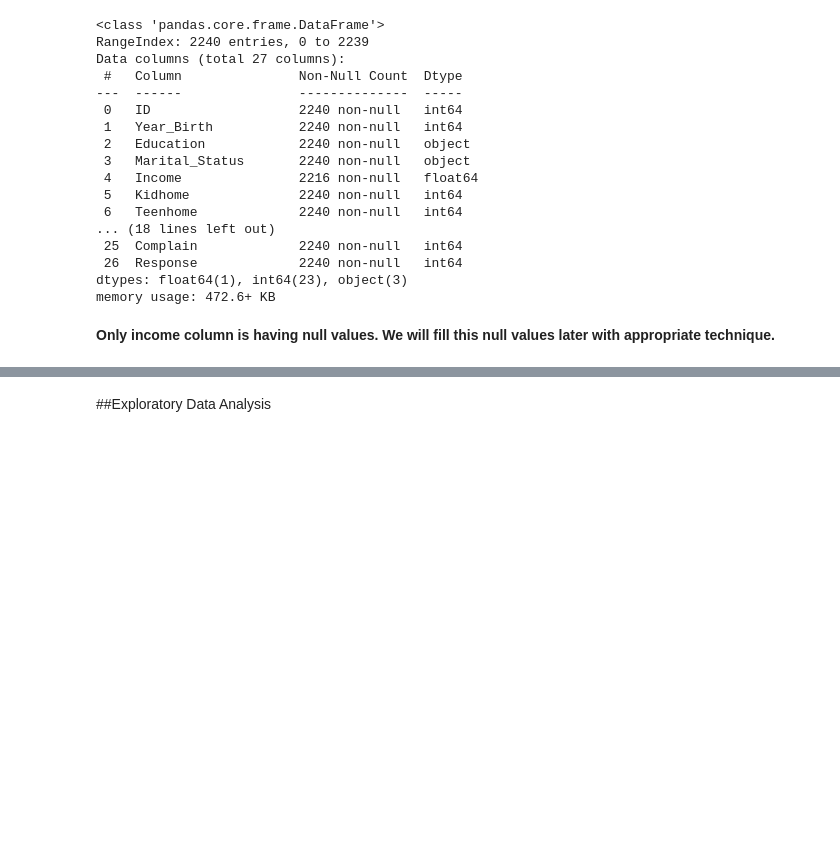
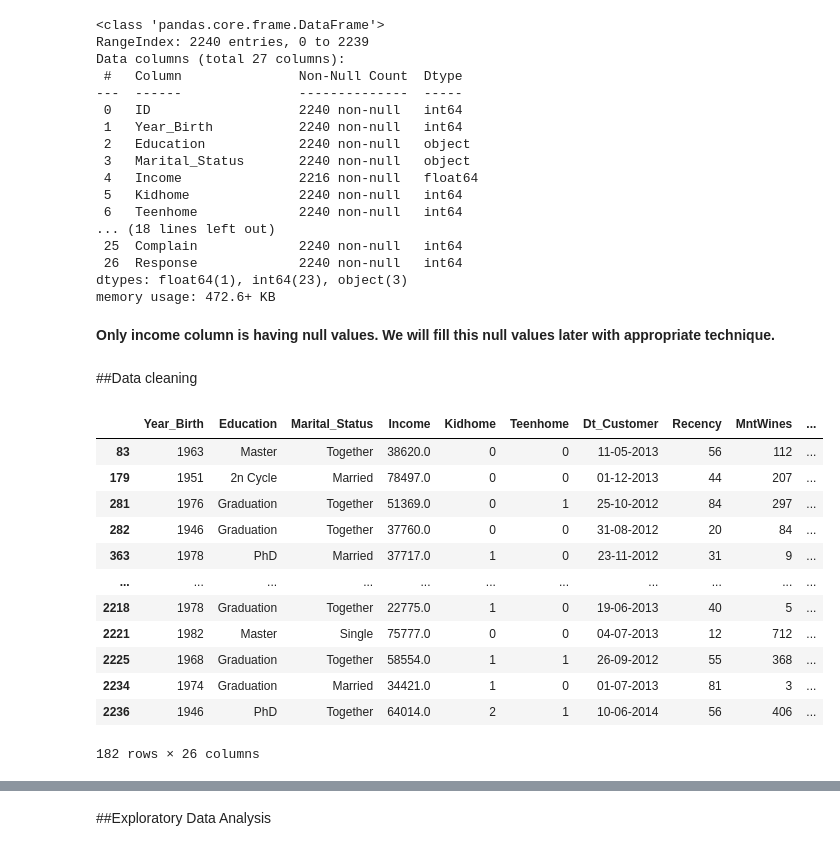
Before and after one commit to jaydeep-1998/-Customer-Segmentation-For-Marketing-Campaign-Analysis, a Jupyter notebook: Customer Segmentation.ipynb, the cells around one changed output, grey strips where cells are left out. Cells and saved outputs as stored; diff of their text form; code cells hidden in the pictures; blank space fills up the shorter version.

```diff
--- a/Customer Segmentation.ipynb
+++ b/Customer Segmentation.ipynb
@@ -100,6 +100,8 @@ dtypes: float64(1), int64(23), object(3)
 memory usage: 472.6+ KB
 # %% [markdown]
 **Only income column is having null values. We will fill this null values later with appropriate technique.**
+# %% [markdown]
+##Data cleaning
 # %%
 # Removing ID column from data as it has no signifance value.
 data.drop(columns = ['ID'], inplace = True)
@@ -105,0 +114,17 @@ data.drop(columns = ['ID'], inplace = True)
+# %%
+# finding duplicate data
+data[data.duplicated()]
+# %% [output]
+|  | Year_Birth | Education | Marital_Status | Income | Kidhome | Teenhome | Dt_Customer | Recency | MntWines | ... |
+| 83 | 1963 | Master | Together | 38620.0 | 0 | 0 | 11-05-2013 | 56 | 112 | ... |
+| 179 | 1951 | 2n Cycle | Married | 78497.0 | 0 | 0 | 01-12-2013 | 44 | 207 | ... |
+| 281 | 1976 | Graduation | Together | 51369.0 | 0 | 1 | 25-10-2012 | 84 | 297 | ... |
+| 282 | 1946 | Graduation | Together | 37760.0 | 0 | 0 | 31-08-2012 | 20 | 84 | ... |
+| 363 | 1978 | PhD | Married | 37717.0 | 1 | 0 | 23-11-2012 | 31 | 9 | ... |
+| ... | ... | ... | ... | ... | ... | ... | ... | ... | ... | ... |
+| 2218 | 1978 | Graduation | Together | 22775.0 | 1 | 0 | 19-06-2013 | 40 | 5 | ... |
+| 2221 | 1982 | Master | Single | 75777.0 | 0 | 0 | 04-07-2013 | 12 | 712 | ... |
+| 2225 | 1968 | Graduation | Together | 58554.0 | 1 | 1 | 26-09-2012 | 55 | 368 | ... |
+| 2234 | 1974 | Graduation | Married | 34421.0 | 1 | 0 | 01-07-2013 | 81 | 3 | ... |
+| 2236 | 1946 | PhD | Together | 64014.0 | 2 | 1 | 10-06-2014 | 56 | 406 | ... |
+182 rows × 26 columns
```
Also changed, not shown: parts of 22 cells of this notebook.
